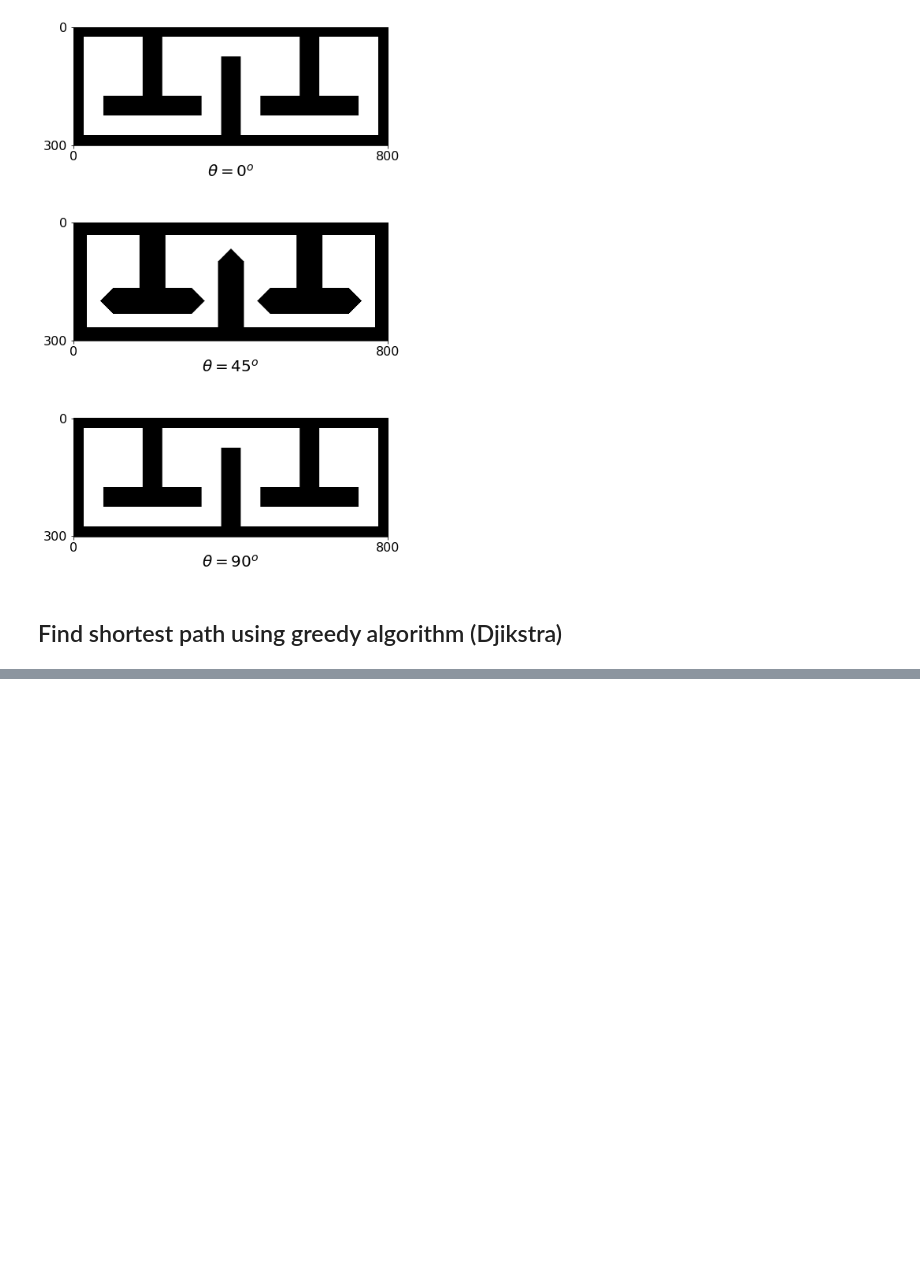
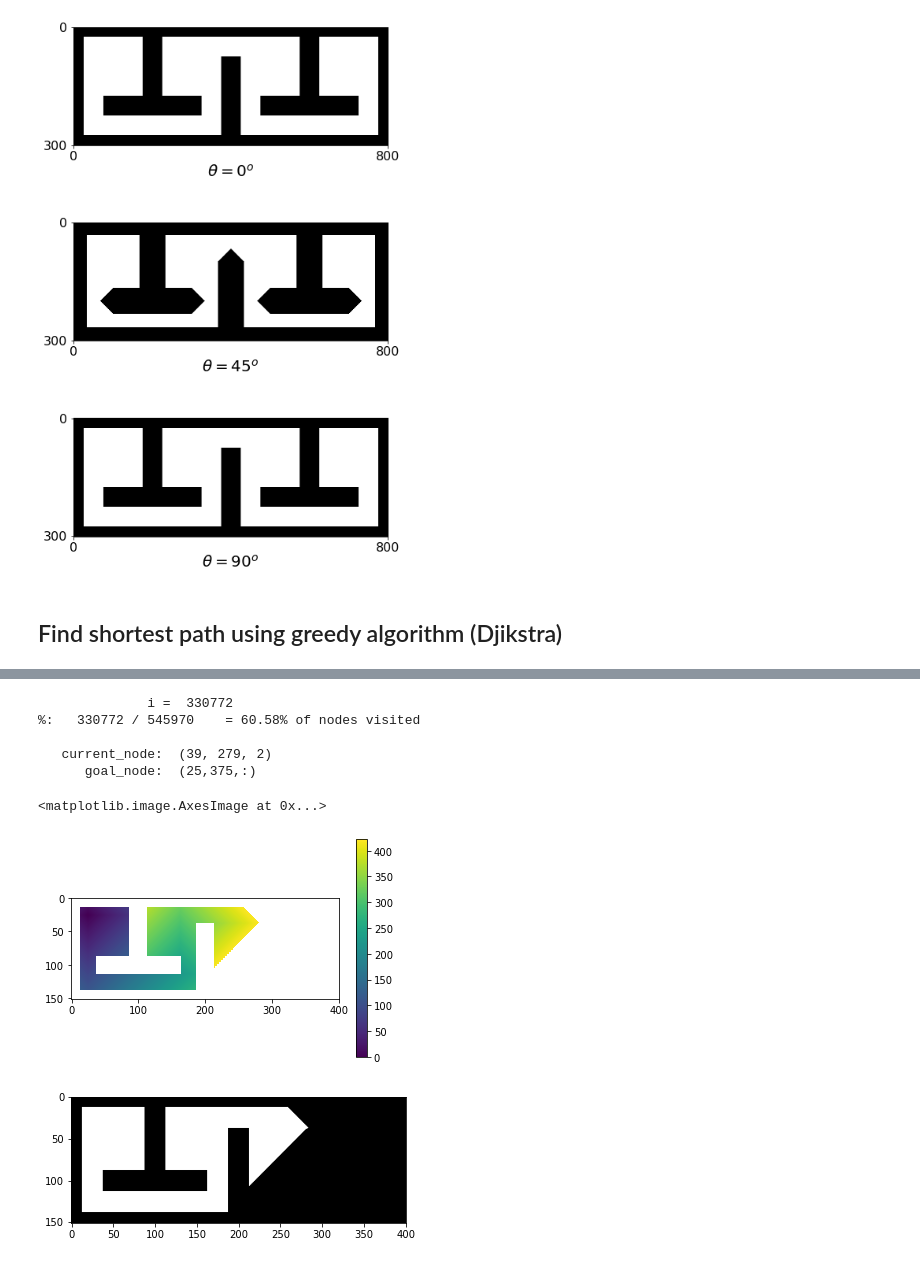
Before and after one commit to aefrank/ucsd_cse276c, a Jupyter notebook: code/hw4.ipynb, the cells around one changed output, grey strips where cells are left out. Drawn from its saved outputs; the diff is of its cells as text; code cells hidden in the pictures; blank space fills up the shorter version.

Commit message:
Djikstra is done, next need to 1) change the eligible moves to represent differential drive and 2) actually compute the shortest path from costmap.

```diff
--- a/code/hw4.ipynb
+++ b/code/hw4.ipynb
@@ -73,7 +76,7 @@ To determine the free configuration space of the robot at each orientation, we c
 # NOTE: A square has rotational symmetry of order 4 -> therefore, we only need to consider
 # rotations (in degrees) mod(theta,360/4), i.e. the rotations [0,90).
 orientation = np.arange(0,360//4,angle_res)
-cspace = np.zeros((*env.grid.shape,*orientation.shape))
+cspace = np.ones((*env.grid.shape,*orientation.shape)).astype(int)
 
 # Create mask of robot to convolve along grid at orientation 0
 robot = np.ones(robot_dims//grid_res)
@@ -248,4 +125,0 @@ print('\tgoal_node:\t', goal_node)
-# %%
-cost_copy = cost
-cost_copy[~unvisited] = float('inf')
-current_node = np.unravel_index(np.argmin(cost_copy), cost_copy.shape)
@@ -300,0 +260,20 @@ array([26, 25,  0])
+# %%
+# Initialize arrays
+cost = HIGHCOST*np.ones(fspace.shape) # Initialize cost array of proper size at high costs
+cost[~fspace.astype(bool)] = np.nan   # Set cost of collision configurations as NaN
+
+unvisited = np.ones(fspace.shape).astype(bool)
+# unvisited = fspace.astype(bool) # Keep track of eligible nodes we haven't visited. Mark
+#                                 # as visited by changing corresponding element to True.
+#                                 # We will mark collision configurations as 'visited'
+#                                 # to exclude them from searches for unvisited nodes.
+
+
+
+# Initialize start and goal nodes, and set start node cost to 0
+start_xy   = (50,50)
+start_inds = (*env._to_ind(start_xy), 0) # Append start angle: theta=0 at 3rd dim index 0
+cost[start_inds] = 0
+
+goal_xy    = (750,50)
+goal_inds  = tuple(env._to_ind(goal_xy)) # No specified goal angle, only position
@@ -300,0 +352,31 @@ array([26, 25,  0])
+# %%
+print('\t      i\t= ', i)
+n_invalid  = np.sum(cspace)
+n_eligible = np.sum(fspace)
+n_visited  = np.sum(~unvisited)
+print('%:','  {} / {}\t= {:.2f}% of nodes visited'
+              .format(  n_visited, n_eligible, n_visited/n_eligible*100 ) )
+
+print('{}'.format('\n   Goal reached!'*goal_flag))
+print('   current_node: ', current_node)
+print('      goal_node:  ({},{},{})'.format(*goal_inds,':'))
+# %% [output]
+              i =  330772
+%:   330772 / 545970    = 60.58% of nodes visited
+
+   current_node:  (39, 279, 2)
+      goal_node:  (25,375,:)
+# %%
+plt.figure()
+C = cost[...,0].astype(float)
+C[unvisited[...,0]] = np.nan
+# C[cspace[...,0].astype(bool)] = np.nan
+im = plt.imshow(C, cmap=colorful)
+ax = plt.gca()
+cbar = ax.figure.colorbar(im)
+plt.figure()
+plt.imshow(unvisited[...,0], cmap=gray)
+# %% [output]
+<matplotlib.image.AxesImage at 0x...>
+[figure, added]
+[figure, added]
```
Also changed, not shown: parts of 20 cells of this notebook.
